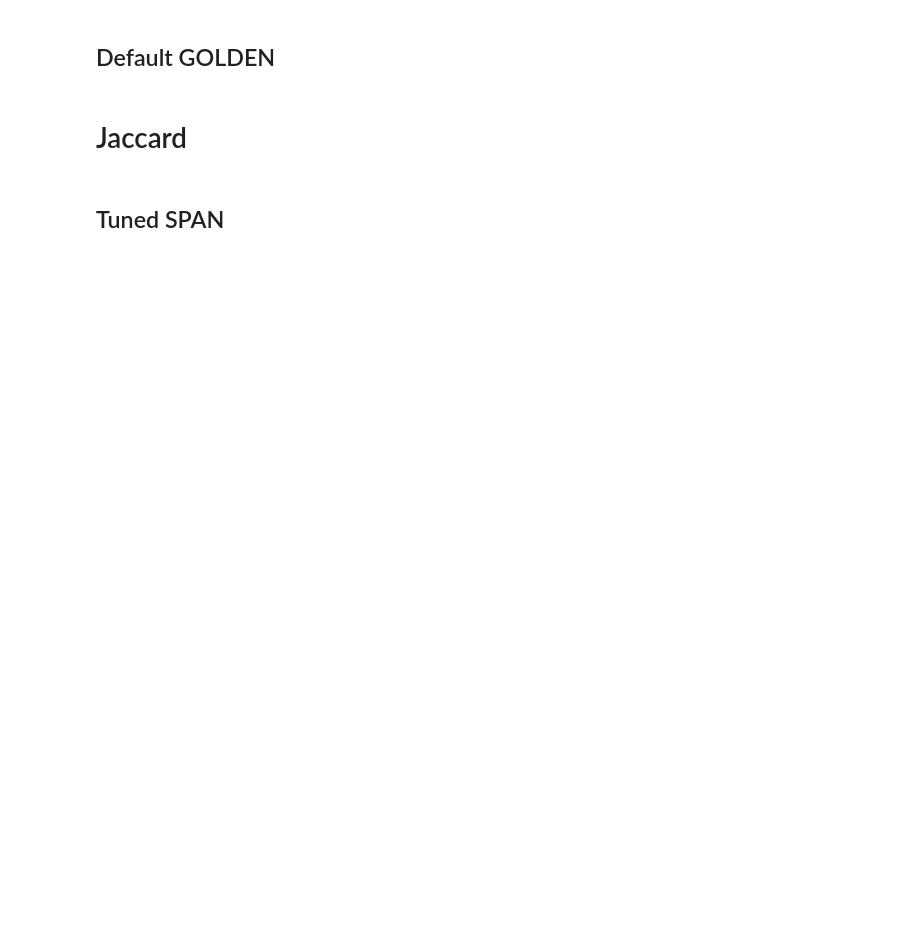
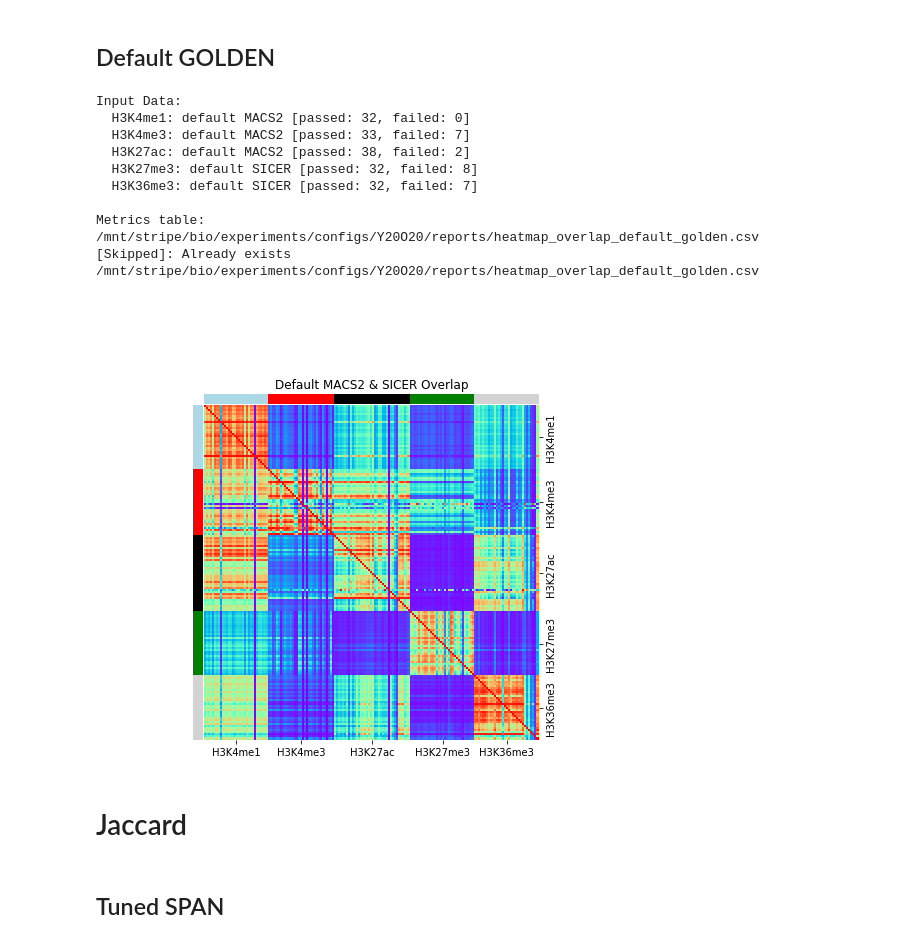
Before and after one commit to JetBrains-Research/washu, a Jupyter notebook: downstream/notebooks/Figure6 peaks_overlap_heatmaps.ipynb, the cells around one changed output. Cells and saved outputs as stored; diff of their text form; code cells hidden in the pictures; blank space fills up the shorter version.

```diff
--- a/downstream/notebooks/Figure6 peaks_overlap_heatmaps.ipynb
+++ b/downstream/notebooks/Figure6 peaks_overlap_heatmaps.ipynb
@@ -262,17 +294,29 @@ build_donors_heatmap(
 # %% [markdown]
 ## Default GOLDEN
 # %%
-build_donors_heatmap(
+build_donros_heatmap(
     donors_df,
     OrderedDict([
-        *list(zip(['H3K4me1', 'H3K4me3', 'H3K27ac'], repeat("macs2"))),
-        *list(zip(['H3K27me3', 'H3K36me3'], repeat("sicer")))
+        *list(zip(['H3K4me1', 'H3K4me3', 'H3K27ac'], repeat("MACS2"))),
+        *list(zip(['H3K27me3', 'H3K36me3'], repeat("SICER")))
     ]),
     "Default MACS2 & SICER Overlap",
     "/mnt/stripe/bio/experiments/configs/Y20O20/reports/heatmap_overlap_default_golden.csv",
     tuned = False, overlap_metric = True,
     threads=N_THREADS, hide_failed_tracks=True
 )
+# %% [output]
+Input Data:
+  H3K4me1: default MACS2 [passed: 32, failed: 0]
+  H3K4me3: default MACS2 [passed: 33, failed: 7]
+  H3K27ac: default MACS2 [passed: 38, failed: 2]
+  H3K27me3: default SICER [passed: 32, failed: 8]
+  H3K36me3: default SICER [passed: 32, failed: 7]
+
+Metrics table:
+/mnt/stripe/bio/experiments/configs/Y20O20/reports/heatmap_overlap_default_golden.csv
+[Skipped]: Already exists /mnt/stripe/bio/experiments/configs/Y20O20/reports/heatmap_overlap_default_golden.csv
+[figure, added]
 # %% [markdown]
 # Jaccard
 # %% [markdown]
```
Also changed, not shown: parts of 14 cells of this notebook, 3 other files.
